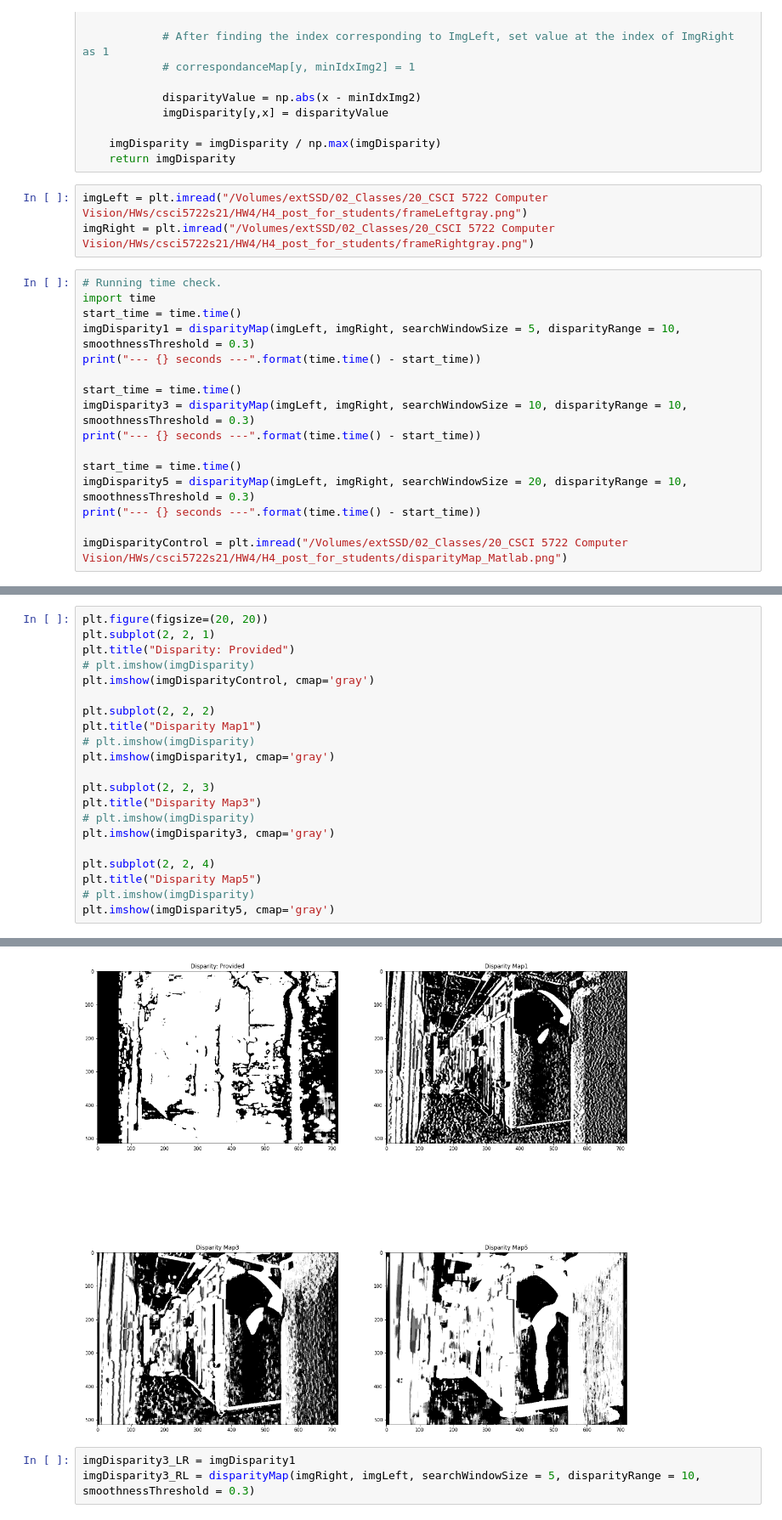
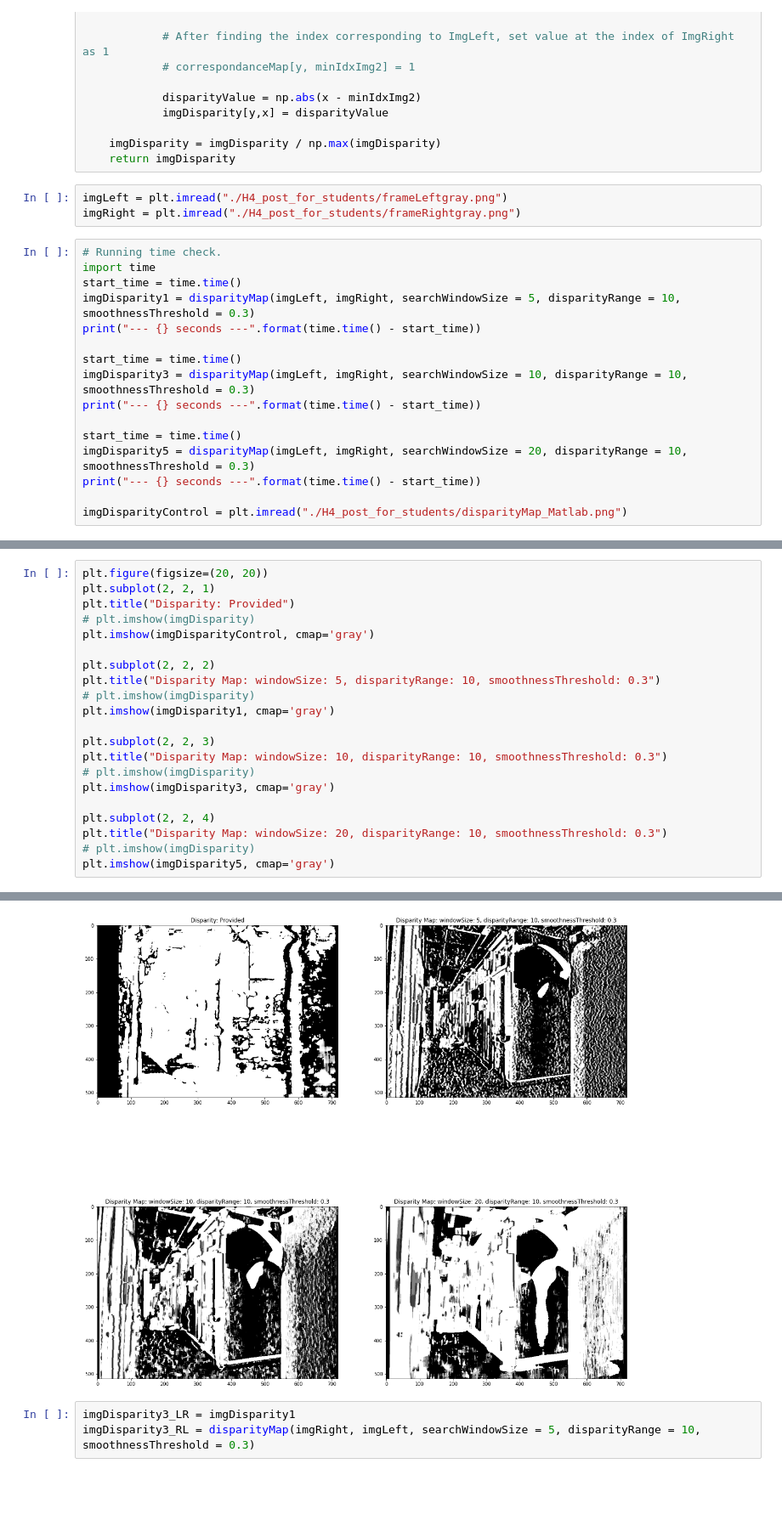
Before and after one commit to davidseungjin/csci5722s21, a Jupyter notebook: hw4/david.ipynb, the cells around one changed output, grey strips where cells are left out. Shown at 85% size. Saved outputs shown, nothing was run; the diff lists cells and outputs as text; blank space fills up the shorter version.

```diff
--- a/hw4/david.ipynb
+++ b/hw4/david.ipynb
@@ -152,8 +152,8 @@ def disparityMap(imgLeft, imgRight, searchWindowSize = 1, disparityRange = 10, s
     imgDisparity = imgDisparity / np.max(imgDisparity)
     return imgDisparity
 # %%
-imgLeft = plt.imread("/Volumes/extSSD/02_Classes/20_CSCI 5722 Computer Vision/HWs/csci5722s21/HW4/H4_post_for_students/frameLeftgray.png")
-imgRight = plt.imread("/Volumes/extSSD/02_Classes/20_CSCI 5722 Computer Vision/HWs/csci5722s21/HW4/H4_post_for_students/frameRightgray.png")
+imgLeft = plt.imread("./H4_post_for_students/frameLeftgray.png")
+imgRight = plt.imread("./H4_post_for_students/frameRightgray.png")
 # %%
 # Running time check.
 import time
@@ -169,5 +169,5 @@ start_time = time.time()
 imgDisparity5 = disparityMap(imgLeft, imgRight, searchWindowSize = 20, disparityRange = 10, smoothnessThreshold = 0.3)
 print("--- {} seconds ---".format(time.time() - start_time))
 
-imgDisparityControl = plt.imread("/Volumes/extSSD/02_Classes/20_CSCI 5722 Computer Vision/HWs/csci5722s21/HW4/H4_post_for_students/disparityMap_Matlab.png")
+imgDisparityControl = plt.imread("./H4_post_for_students/disparityMap_Matlab.png")
 # %% [output]
@@ -177,27 +177,27 @@ imgDisparityControl = plt.imread("/Volumes/extSSD/02_Classes/20_CSCI 5722 Comput
 # %%
 plt.figure(figsize=(20, 20))
 plt.subplot(2, 2, 1)
 plt.title("Disparity: Provided")
 # plt.imshow(imgDisparity)
 plt.imshow(imgDisparityControl, cmap='gray')
 
 plt.subplot(2, 2, 2)
-plt.title("Disparity Map1")
+plt.title("Disparity Map: windowSize: 5, disparityRange: 10, smoothnessThreshold: 0.3")
 # plt.imshow(imgDisparity)
 plt.imshow(imgDisparity1, cmap='gray')
 
 plt.subplot(2, 2, 3)
-plt.title("Disparity Map3")
+plt.title("Disparity Map: windowSize: 10, disparityRange: 10, smoothnessThreshold: 0.3")
 # plt.imshow(imgDisparity)
 plt.imshow(imgDisparity3, cmap='gray')
 
 plt.subplot(2, 2, 4)
-plt.title("Disparity Map5")
+plt.title("Disparity Map: windowSize: 20, disparityRange: 10, smoothnessThreshold: 0.3")
 # plt.imshow(imgDisparity)
 plt.imshow(imgDisparity5, cmap='gray')
 # %% [output]
 <matplotlib.image.AxesImage at 0x...>
-[figure, old version]
+[figure, new version]
 # %%
 imgDisparity3_LR = imgDisparity1
 imgDisparity3_RL = disparityMap(imgRight, imgLeft, searchWindowSize = 5, disparityRange = 10, smoothnessThreshold = 0.3)
```
Also changed, not shown: parts of 6 cells of this notebook.
